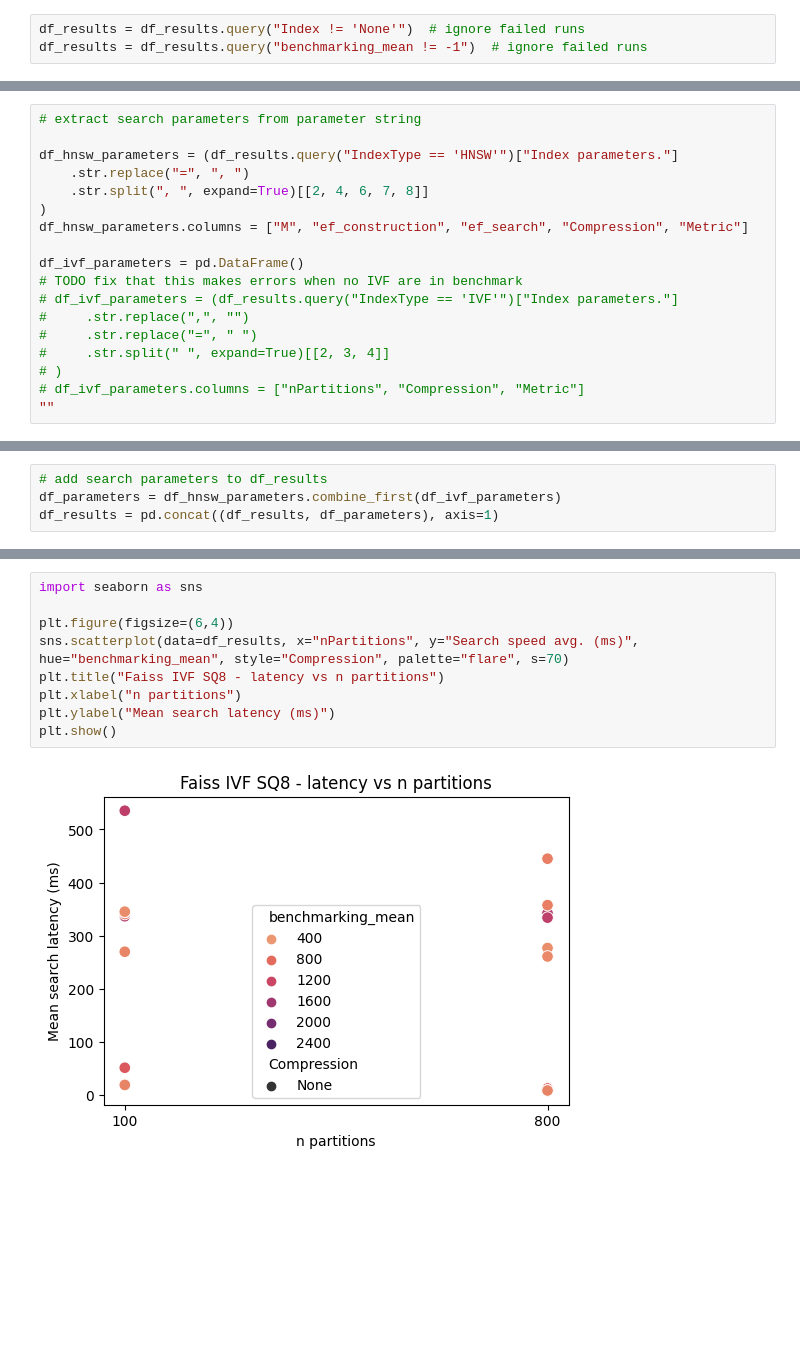
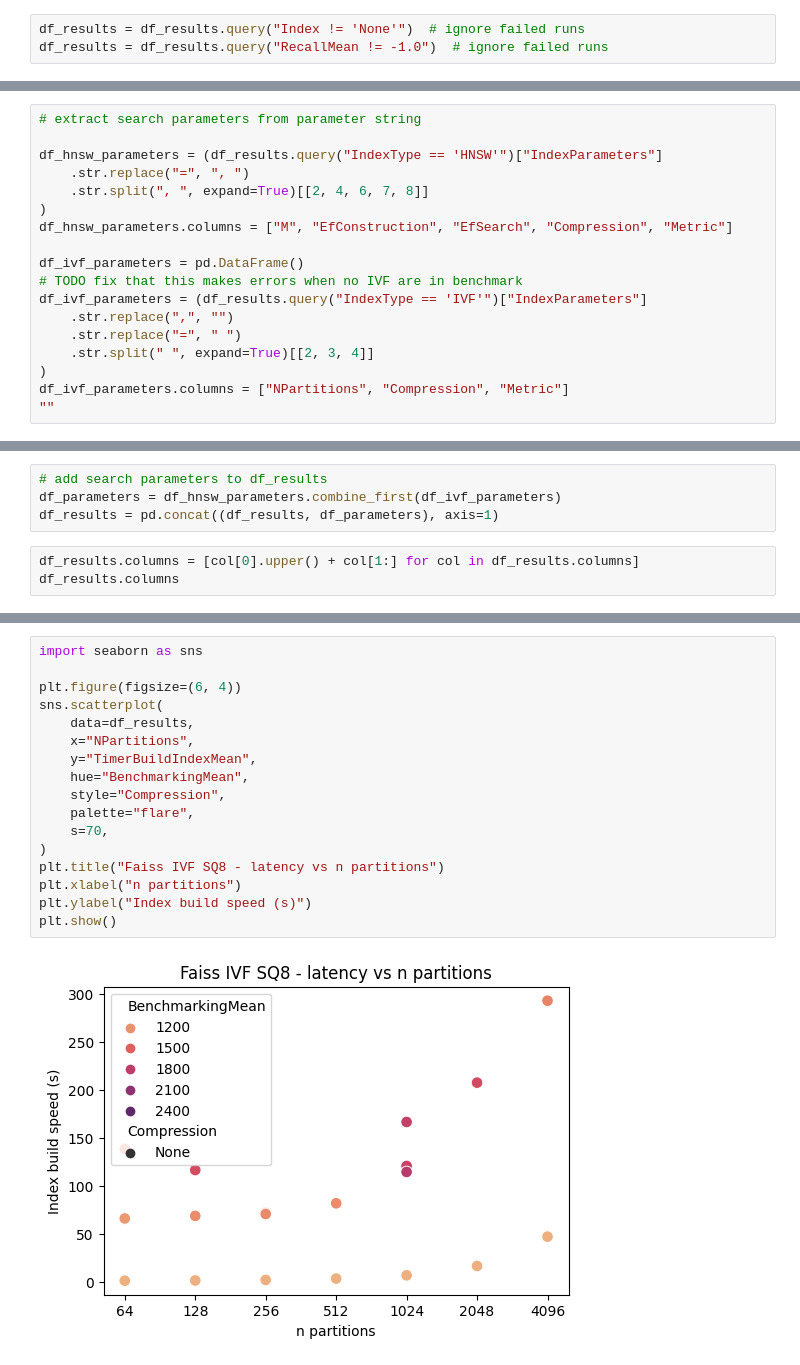
Before and after one commit to ExplodedViewMelon/vod, a Jupyter notebook: src/vod_benchmarking/analyse_results.ipynb, the cells around one changed output, grey strips where cells are left out. Drawn from its saved outputs; the diff is of its cells as text; blank space fills up the shorter version.

```diff
--- a/src/vod_benchmarking/analyse_results.ipynb
+++ b/src/vod_benchmarking/analyse_results.ipynb
@@ -36,3 +41,3 @@ df_results.query("Dataset == 'gist-960-euclidean' and ingesting_max != -1")  # [
 # %%
 df_results = df_results.query("Index != 'None'")  # ignore failed runs
-df_results = df_results.query("benchmarking_mean != -1")  # ignore failed runs
+df_results = df_results.query("RecallMean != -1.0")  # ignore failed runs
@@ -43,20 +53,20 @@ df_results["IndexType"] = df_results.Index.str[7:].str.split(",").str[0].str.spl
 # %%
 # extract search parameters from parameter string
 
-df_hnsw_parameters = (df_results.query("IndexType == 'HNSW'")["Index parameters."]
+df_hnsw_parameters = (df_results.query("IndexType == 'HNSW'")["IndexParameters"]
     .str.replace("=", ", ")
     .str.split(", ", expand=True)[[2, 4, 6, 7, 8]]
 )
-df_hnsw_parameters.columns = ["M", "ef_construction", "ef_search", "Compression", "Metric"]
+df_hnsw_parameters.columns = ["M", "EfConstruction", "EfSearch", "Compression", "Metric"]
 
 df_ivf_parameters = pd.DataFrame()
 # TODO fix that this makes errors when no IVF are in benchmark
-# df_ivf_parameters = (df_results.query("IndexType == 'IVF'")["Index parameters."]
-#     .str.replace(",", "")
-#     .str.replace("=", " ")
-#     .str.split(" ", expand=True)[[2, 3, 4]]
-# )
-# df_ivf_parameters.columns = ["nPartitions", "Compression", "Metric"]
+df_ivf_parameters = (df_results.query("IndexType == 'IVF'")["IndexParameters"]
+    .str.replace(",", "")
+    .str.replace("=", " ")
+    .str.split(" ", expand=True)[[2, 3, 4]]
+)
+df_ivf_parameters.columns = ["NPartitions", "Compression", "Metric"]
 ""
 # %% [output]
 ''
@@ -64,3 +74,6 @@ df_ivf_parameters = pd.DataFrame()
 # add search parameters to df_results
 df_parameters = df_hnsw_parameters.combine_first(df_ivf_parameters)
 df_results = pd.concat((df_results, df_parameters), axis=1)
+# %%
+df_results.columns = [col[0].upper() + col[1:] for col in df_results.columns]
+df_results.columns
@@ -143,11 +175,19 @@ AttributeError: 'DataFrame' object has no attribute 'nPartitions'
 # %%
 import seaborn as sns
 
-plt.figure(figsize=(6,4))
-sns.scatterplot(data=df_results, x="nPartitions", y="Search speed avg. (ms)", hue="benchmarking_mean", style="Compression", palette="flare", s=70)
+plt.figure(figsize=(6, 4))
+sns.scatterplot(
+    data=df_results,
+    x="NPartitions",
+    y="TimerBuildIndexMean",
+    hue="BenchmarkingMean",
+    style="Compression",
+    palette="flare",
+    s=70,
+)
 plt.title("Faiss IVF SQ8 - latency vs n partitions")
 plt.xlabel("n partitions")
-plt.ylabel("Mean search latency (ms)")
+plt.ylabel("Index build speed (s)")
 plt.show()
 # %% [output]
-[figure, old version]
+[figure, new version]
```
Also changed, not shown: parts of 31 cells of this notebook, 1 other file.
